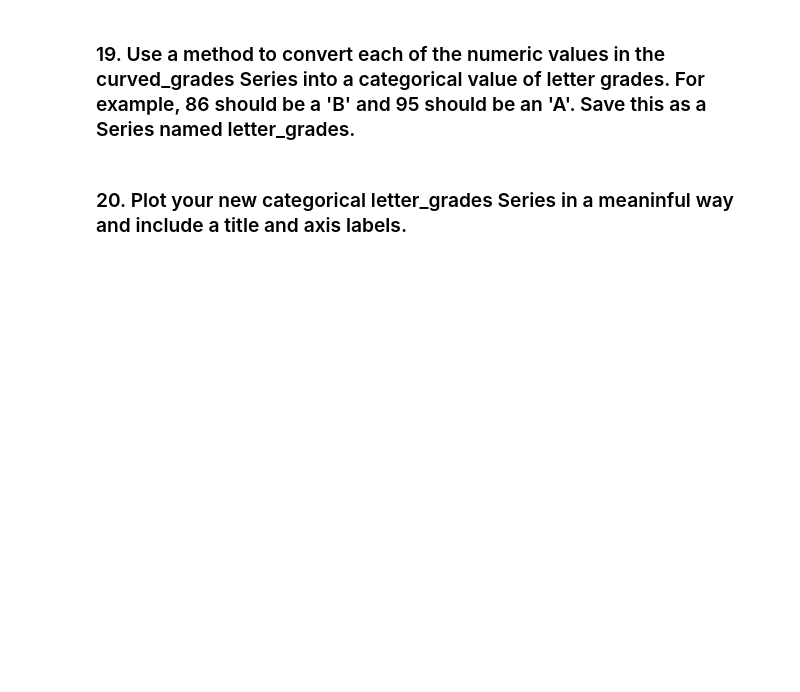
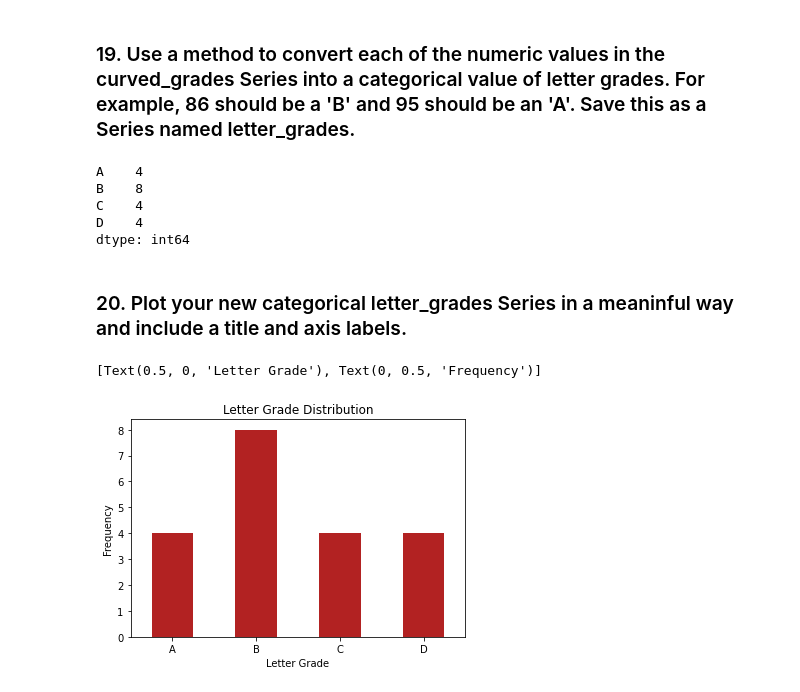
Before and after one commit to greg-maggard/numpy_pandas_visualization_exercises, a Jupyter notebook: pandas_series.ipynb, the cells around one changed output. Drawn from its saved outputs; the diff is of its cells as text; code cells hidden in the pictures; blank space fills up the shorter version.

```diff
--- a/pandas_series.ipynb
+++ b/pandas_series.ipynb
@@ -241,2 +519,6 @@ n =  ['$796,459.41', '$278.60', '$482,571.67', '$4,503,915.98', '$2,121,418.3',
 # %% [markdown]
 ### 18. Write the code necessary to implement a curve for your exam_grades Series and save this as curved_grades. Add the necessary points to the highest grade to make it 100, and add the same number of points to every other score in the Series as well.
+# %%
+curved_grades = exam_scores + (100 - exam_scores.max())
+
+curved_grades
@@ -243,4 +543,22 @@ n =  ['$796,459.41', '$278.60', '$482,571.67', '$4,503,915.98', '$2,121,418.3',
 # %% [markdown]
 ### 19. Use a method to convert each of the numeric values in the curved_grades Series into a categorical value of letter grades. For example, 86 should be a 'B' and 95 should be an 'A'. Save this as a Series named letter_grades.
+# %%
+letter_grades = pd.cut(curved_grades, [60, 70, 80, 90, 100], labels = ['D', 'C', 'B', 'A'])
+
+letter_grades.value_counts().sort_index(ascending = False)
+# %% [output]
+A    4
+B    8
+C    4
+D    4
+dtype: int64
 # %% [markdown]
 ### 20. Plot your new categorical letter_grades Series in a meaninful way and include a title and axis labels.
+# %%
+letter_grades.value_counts().sort_index(ascending = False).plot.bar(title = 'Letter Grade Distribution',
+                                     color = 'Firebrick',
+                                     rot = 0).set(xlabel = 'Letter Grade',
+                                                             ylabel = 'Frequency')
+# %% [output]
+[Text(0.5, 0, 'Letter Grade'), Text(0, 0.5, 'Frequency')]
+[figure, added]
```
Also changed, not shown: parts of 32 cells of this notebook, 1 other file.
